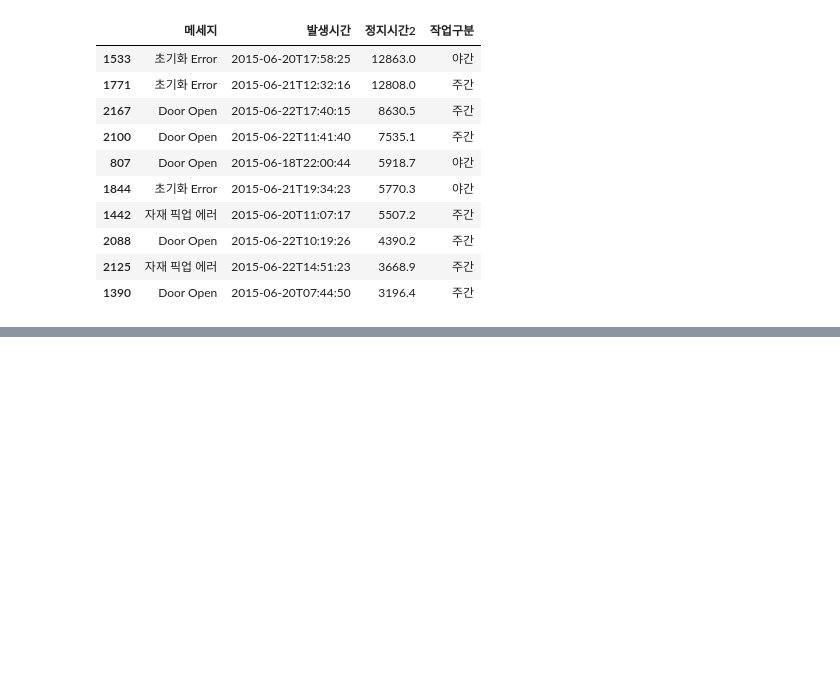
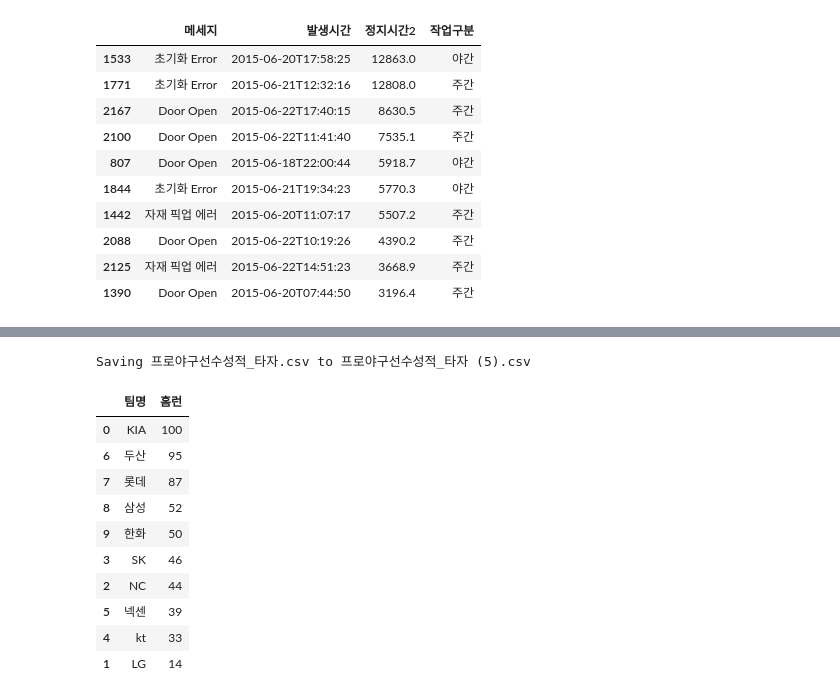
Before and after one commit to sm1118sm/DA, a Jupyter notebook: pandas.ipynb, the cells around one changed output, grey strips where cells are left out. Cells and saved outputs as stored; diff of their text form; code cells hidden in the pictures; blank space fills up the shorter version.

```diff
--- a/pandas.ipynb
+++ b/pandas.ipynb
@@ -236,3 +236,12 @@ Saving 반도체_에러메시지.csv to 반도체_에러메시지 (14).csv
 | 2088 | Door Open | 2015-06-22T10:19:26 | 4390.2 | 주간 |
 | 2125 | 자재 픽업 에러 | 2015-06-22T14:51:23 | 3668.9 | 주간 |
 | 1390 | Door Open | 2015-06-20T07:44:50 | 3196.4 | 주간 |
+# %%
+import pandas as pd
+from google.colab import files
+uploaded = files.upload()
+file_name = list(uploaded.keys())[0]
+file1 = pd.read_csv(file_name)
+file2 = file1.groupby(['팀명'], as_index=False)['홈런'].sum()
+file2.sort_values('홈런', ascending = False)
+# %% [output]
@@ -238,0 +249,12 @@ Saving 반도체_에러메시지.csv to 반도체_에러메시지 (14).csv
+Saving 프로야구선수성적_타자.csv to 프로야구선수성적_타자 (5).csv
+|  | 팀명 | 홈런 |
+| 0 | KIA | 100 |
+| 6 | 두산 | 95 |
+| 7 | 롯데 | 87 |
+| 8 | 삼성 | 52 |
+| 9 | 한화 | 50 |
+| 3 | SK | 46 |
+| 2 | NC | 44 |
+| 5 | 넥센 | 39 |
+| 4 | kt | 33 |
+| 1 | LG | 14 |
```
Also changed, not shown: parts of 6 cells of this notebook.
